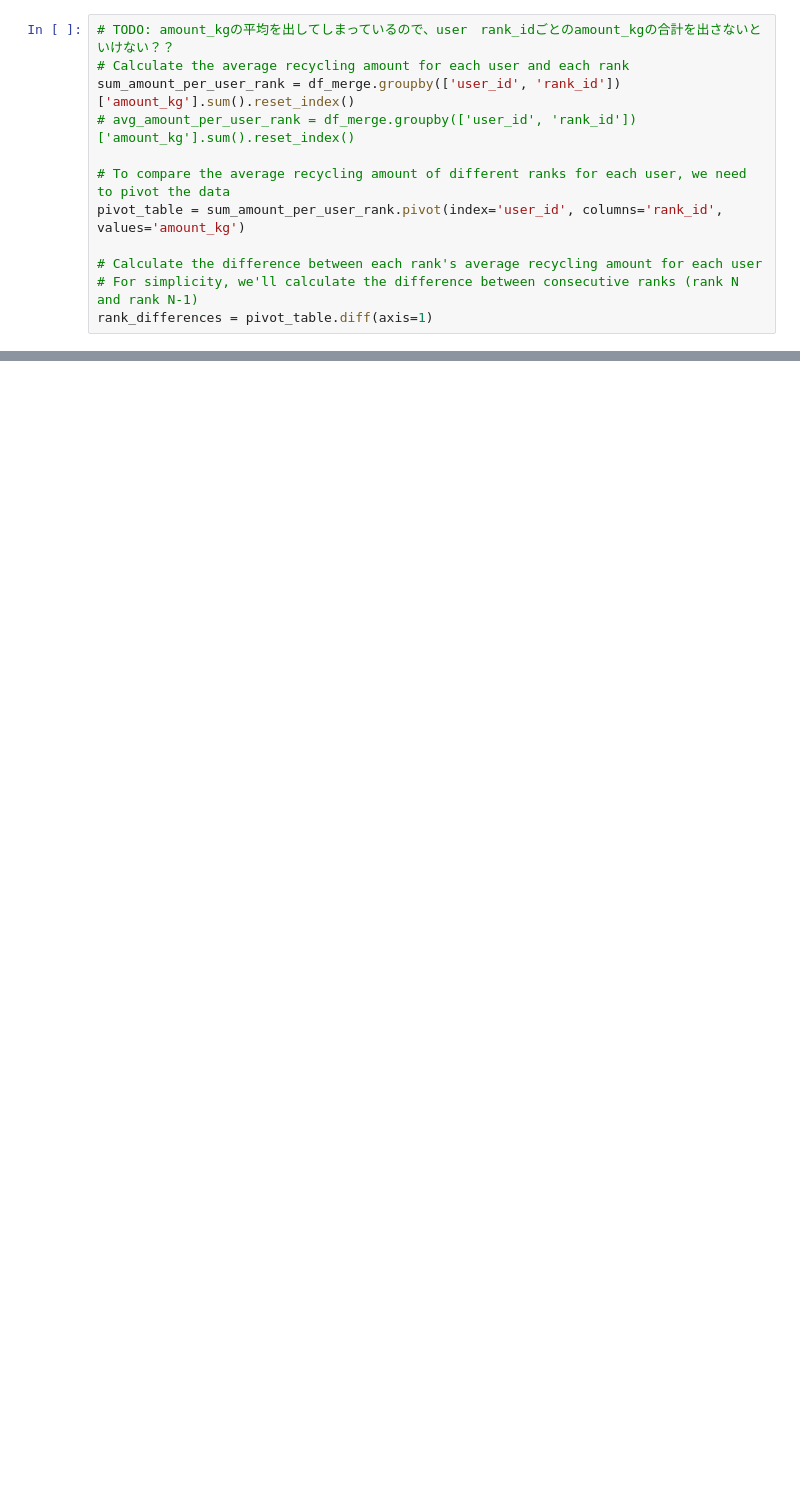
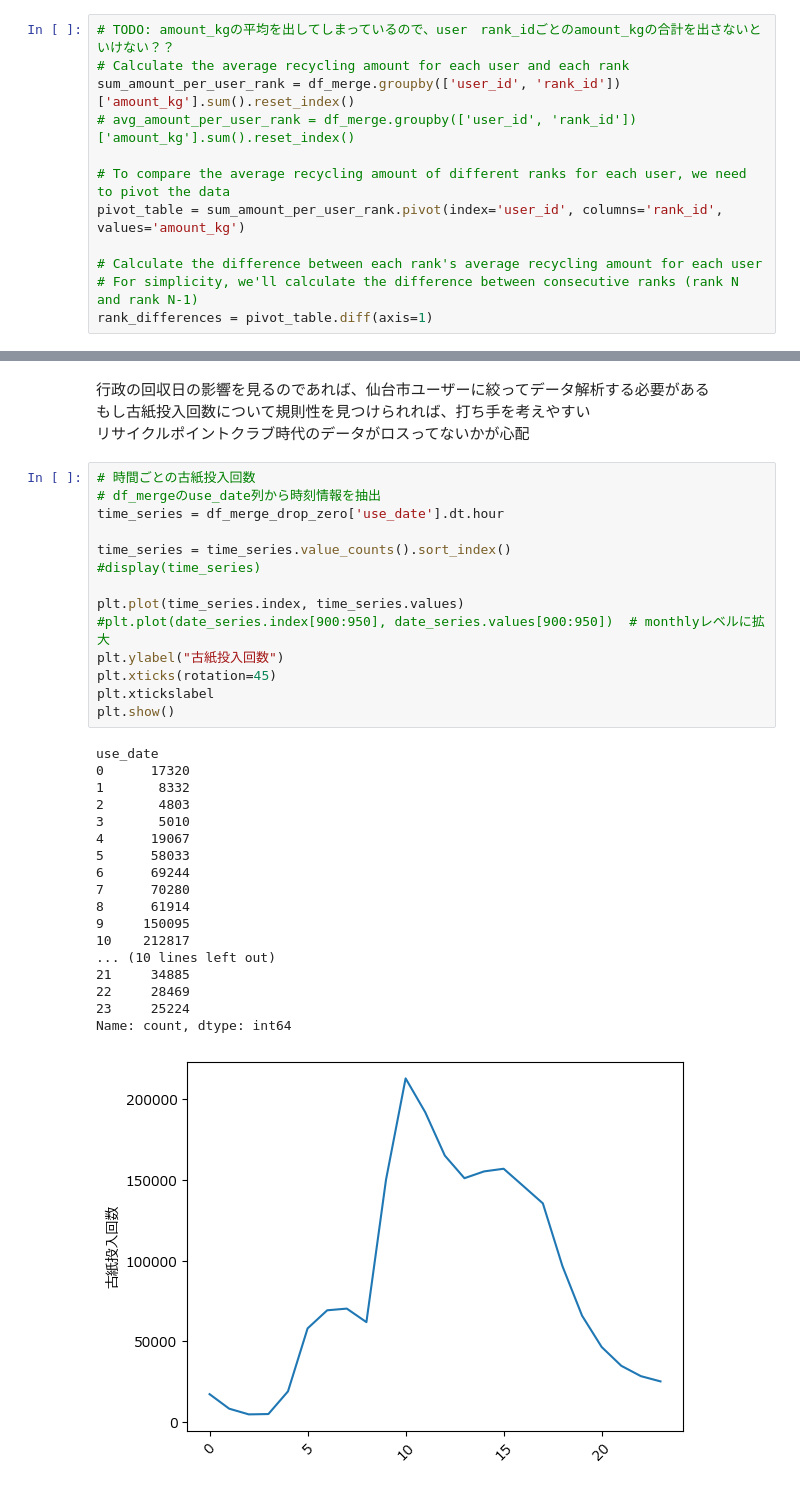
Before and after one commit to Naoya-Yasuda/MANABI_DX_QUEST_2023_PrePoC, a Jupyter notebook: notebook/visualization_point_history.ipynb, the cells around one changed output, grey strips where cells are left out. Saved outputs shown, nothing was run; the diff lists cells and outputs as text; blank space fills up the shorter version.

```diff
--- a/notebook/visualization_point_history.ipynb
+++ b/notebook/visualization_point_history.ipynb
@@ -292,0 +342,37 @@ dtype: float64
+# %% [markdown]
+行政の回収日の影響を見るのであれば、仙台市ユーザーに絞ってデータ解析する必要がある
+もし古紙投入回数について規則性を見つけられれば、打ち手を考えやすい
+リサイクルポイントクラブ時代のデータがロスってないかが心配
+# %%
+# 時間ごとの古紙投入回数
+# df_mergeのuse_date列から時刻情報を抽出
+time_series = df_merge_drop_zero['use_date'].dt.hour
+
+time_series = time_series.value_counts().sort_index()
+#display(time_series)
+
+plt.plot(time_series.index, time_series.values)
+#plt.plot(date_series.index[900:950], date_series.values[900:950])  # monthlyレベルに拡大
+plt.ylabel("古紙投入回数")
+plt.xticks(rotation=45)
+plt.xtickslabel
+plt.show()
+# %% [output]
+use_date
+0      17320
+1       8332
+2       4803
+3       5010
+4      19067
+5      58033
+6      69244
+7      70280
+8      61914
+9     150095
+10    212817
+... (10 lines left out)
+21     34885
+22     28469
+23     25224
+Name: count, dtype: int64
+[figure, added]
```
Also changed, not shown: parts of 13 cells of this notebook.
